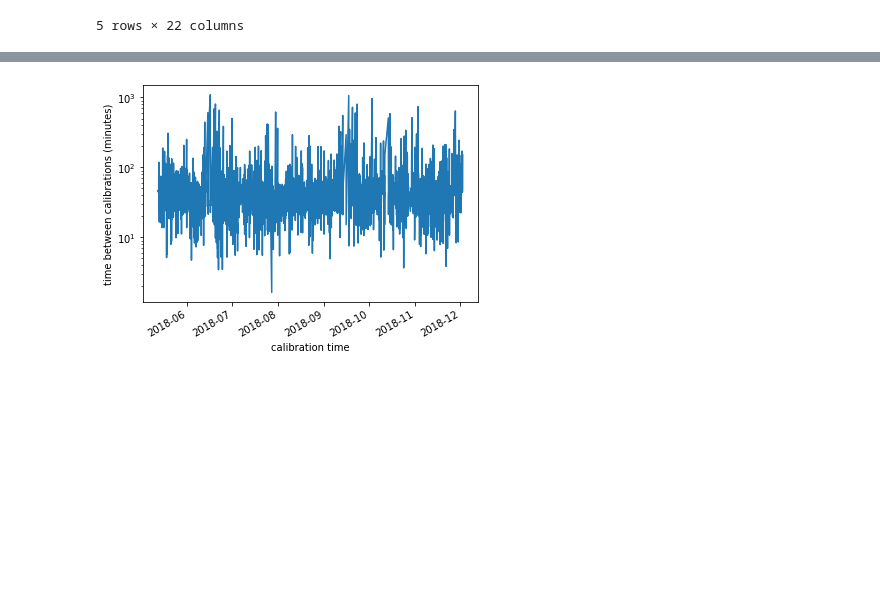
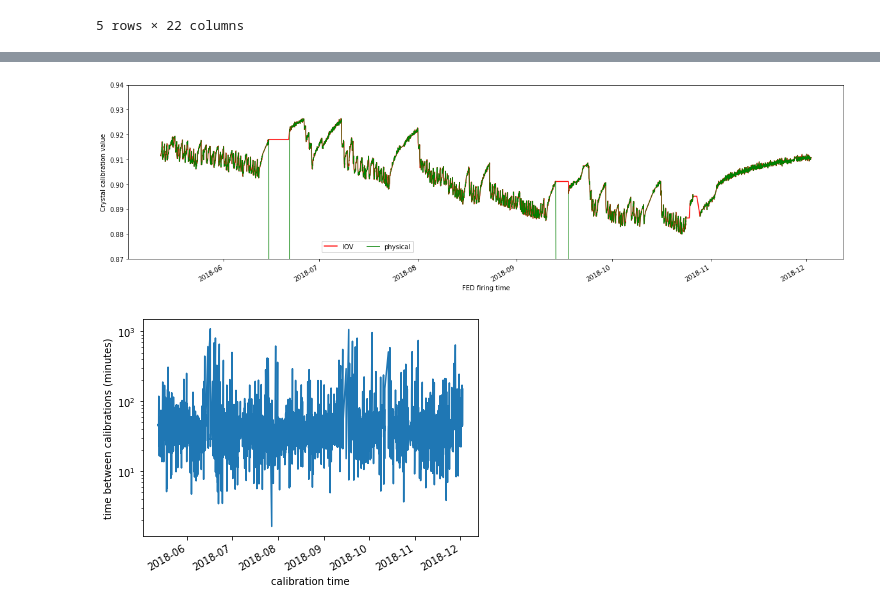
Before and after one commit to UMN-CMS/ECAL_FAIR, a Jupyter notebook: notebooks/preprocess.ipynb, the cells around one changed output, grey strips where cells are left out. Saved outputs shown, nothing was run; the diff lists cells and outputs as text; code cells hidden in the pictures; blank space fills up the shorter version.

```diff
--- a/notebooks/preprocess.ipynb
+++ b/notebooks/preprocess.ipynb
@@ -105,3 +141,37 @@ fig.show()
+# %%
+#now lets make a plot of our three datasets
+
+fig, ax1 = plt.subplots(figsize=(20,5))
+
+ax1.set_ylabel('Crystal calibration value')
+ax1.set_xlabel('FED firing time')
+ax1.set_ylim([0.87,0.94])
+plt.setp(ax1.get_xticklabels(), rotation=30, horizontalalignment='right')
+
+#calibration data
+ax1.plot(df_train.index, df_train.p2,
+         label='IOV', color='red', linewidth=1.5, linestyle='solid')
+ax1.plot(df_valid.index, df_valid.p2,
+          color='red', linewidth=1.5, linestyle='solid')
+ax1.plot(df_test.index, df_test.p2,
+          color='red', linewidth=1.5, linestyle='solid')
+
+ax1.plot(df_train.index, df_train.calibration,
+         label='physical', color='green', linewidth=1, linestyle='solid')
+ax1.plot(df_valid.index, df_valid.calibration,
+          color='green', linewidth=1, linestyle='solid')
+ax1.plot(df_test.index, df_test.calibration,
+          color='green', linewidth=1, linestyle='solid')
+
+
+
+#combined legend
+fig.legend(ncol=2, loc = (0.3,0.2),framealpha=1)
+
+
+fig.show()
+# %% [output]
+[figure, added]
 # %%
 #lets look at the time spacing in the raw data
 calib_timedelta = df_select.reset_index().laser_datetime.diff()
```
Also changed, not shown: parts of 3 cells of this notebook, 5 other files.
